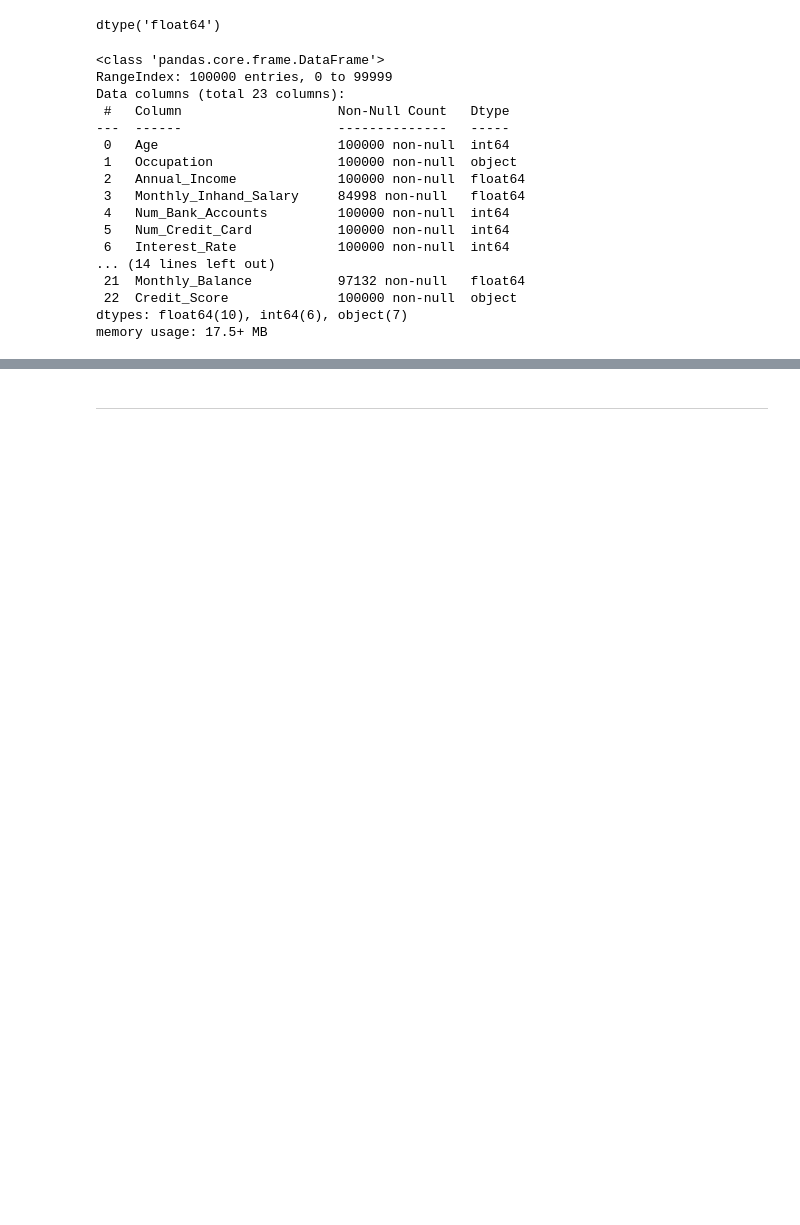
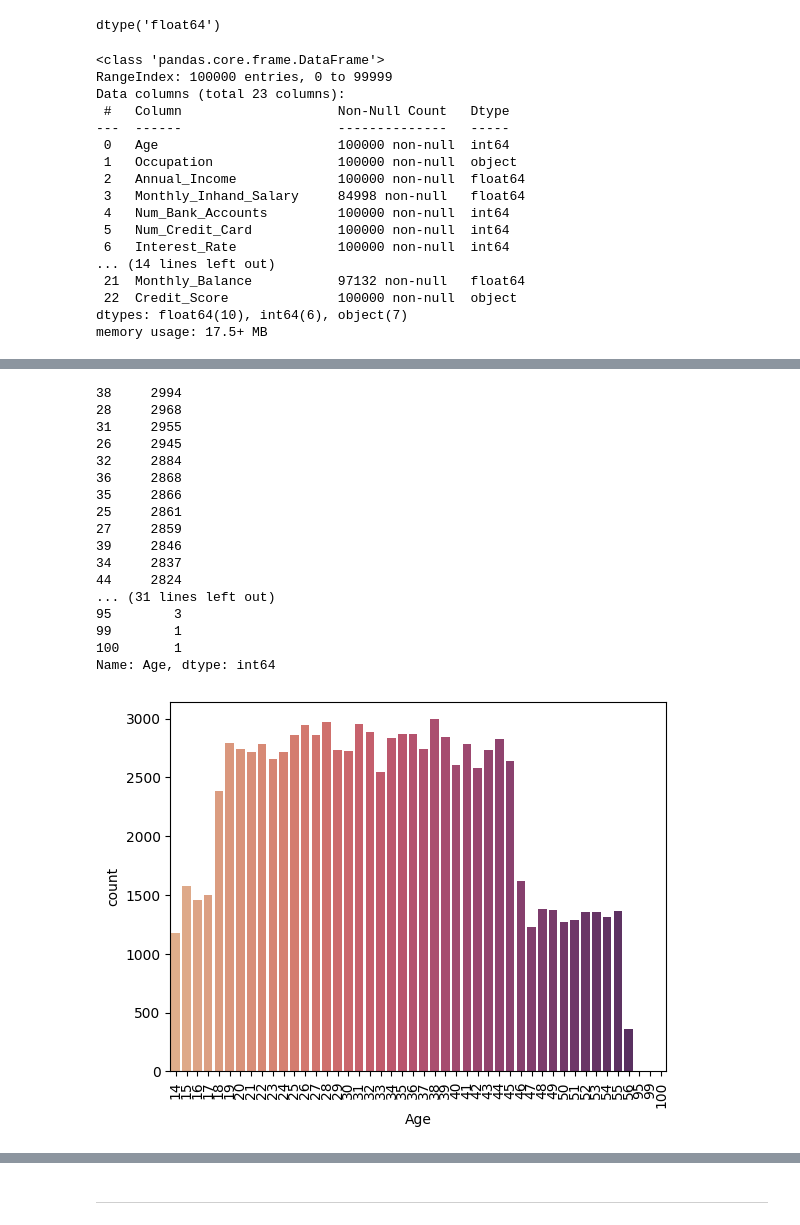
Before and after one commit to UnderCoverTable/Credit-Score-Classification, a Jupyter notebook: EDA.ipynb, the cells around one changed output, grey strips where cells are left out. Cells and saved outputs as stored; diff of their text form; code cells hidden in the pictures; blank space fills up the shorter version.

```diff
--- a/EDA.ipynb
+++ b/EDA.ipynb
@@ -244,0 +266,26 @@ credit_df[''].value_counts().plot(kind = 'bar');
+# %%
+#Filtered out ages that were not in the range of 10 - 100
+score_df = score_df[(score_df[feature] >= 10) & (score_df[feature] <= 100)]
+
+print(score_df[feature].value_counts())
+sns.countplot(data=score_df,x=feature,palette="flare");
+plt.xticks(rotation=90);
+# %% [output]
+38     2994
+28     2968
+31     2955
+26     2945
+32     2884
+36     2868
+35     2866
+25     2861
+27     2859
+39     2846
+34     2837
+44     2824
+... (31 lines left out)
+95        3
+99        1
+100       1
+Name: Age, dtype: int64
+[figure, added]
```
Also changed, not shown: parts of 15 cells of this notebook.
